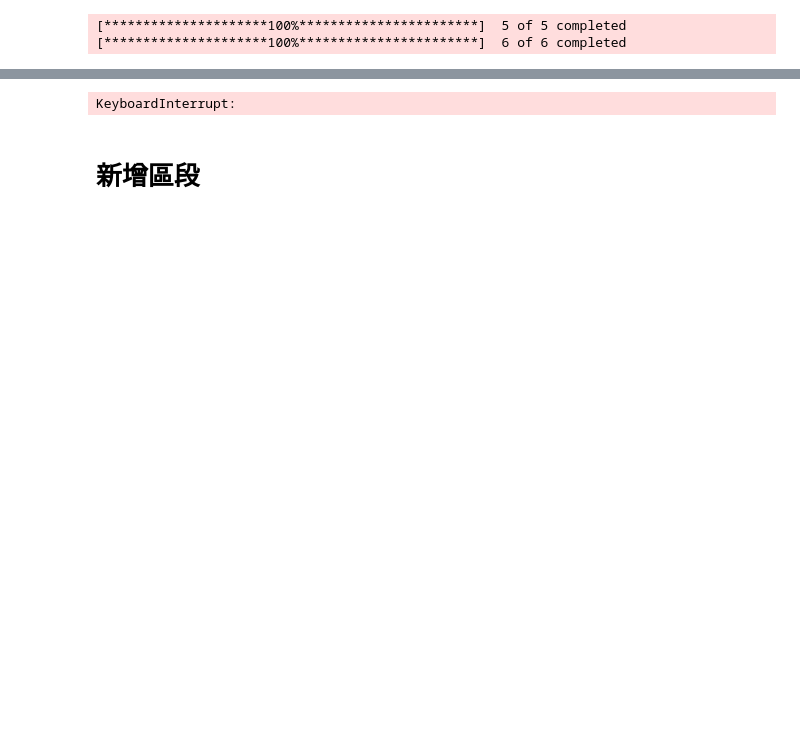
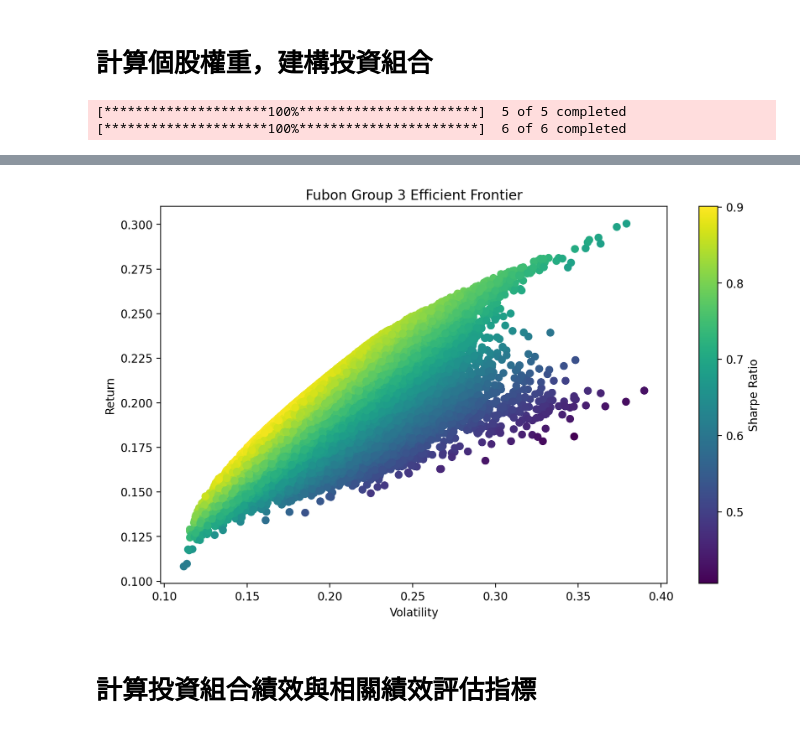
Before and after one commit to FourLevel/Fubon_2024, a Jupyter notebook: 富邦回測.ipynb, the cells around one changed output, grey strips where cells are left out. Drawn from its saved outputs; the diff is of its cells as text; code cells hidden in the pictures; blank space fills up the shorter version.

```diff
--- a/富邦回測.ipynb
+++ b/富邦回測.ipynb
@@ -1,5 +1,7 @@
 # %% [markdown]
 <a href="https://colab.research.google.com/github/FourLevel/Fubon_2024/blob/main/%E5%AF%8C%E9%82%A6%E5%9B%9E%E6%B8%AC.ipynb" target="_parent"><img src="https://colab.research.google.com/assets/colab-badge.svg" alt="Open In Colab"/></a>
+# %% [markdown]
+# 計算個股權重，建構投資組合
 # %%
 import numpy as np
 import pandas as pd
@@ -8,38 +10,40 @@ import matplotlib.pyplot as plt
 from scipy.optimize import minimize
 
 # 下載五檔股票的歷史數據
+# 1726 永記、2474 可成、3171 炎洲流通、4958 臻鼎、8103 瀚荃
 stocks = ['1726.TW', '2474.TW', '3171.TWO', '4958.TW', '8103.TW']
 stocks_2 = ['1726.TW', '2474.TW', '3171.TWO', '4958.TW', '8103.TW','^TWII']
 start_date = '2024-01-01'
-end_date = '2024-11-07'
+end_date = '2024-11-09'
 
-# 取得股票數據
+# 從 yfinance 下載股票調整後收盤價
 data = yf.download(stocks, start=start_date, end=end_date)['Adj Close']
 data_2 = yf.download(stocks_2, start=start_date, end=end_date)['Adj Close']
+
 # 計算日報酬率
-returns = data.pct_change().dropna()
-returns_2 = data_2.pct_change().dropna()
+returns = data.pct_change(fill_method=None).dropna()
+returns_2 = data_2.pct_change(fill_method=None).dropna()
+
 # 計算期間大盤報酬率
-TWII_return = (data_2['^TWII'].loc['2024-11-06'] - data_2['^TWII'].loc['2024-01-02']) / data_2['^TWII'].loc['2024-01-02']
-print(f'大盤期間報酬率：{TWII_return}\n')      # period return
+TWII_return = (data_2['^TWII'].loc['2024-11-08'] - data_2['^TWII'].loc['2024-01-02']) / data_2['^TWII'].loc['2024-01-02']
+print(f'大盤期間報酬率：{TWII_return * 100:.2f}%\n')
 
-
-# 計算每檔股票的年化平均報酬和協方差矩陣
+# 計算每檔股票的年化平均報酬和共變異數矩陣
 mean_returns = returns.mean() * 252  # 年化
 mean_returns_2 = returns_2.mean() * 252  # 年化
-cov_matrix = returns.cov() * 252  # 年化協方差矩陣
-cov_matrix_2 = returns_2.cov() * 252  # 年化協方差矩陣
+cov_matrix = returns.cov() * 252  # 年化共變異數矩陣
+cov_matrix_2 = returns_2.cov() * 252  # 年化共變異數矩陣
 
-
-# 計算夏普比率，假設無風險利率為0.02
+# 計算夏普比率 Sharpe Ratio，假設無風險利率為 0.04
+risk_free_rate = 0.04
 def sharpe_ratio(weights, mean_returns, cov_matrix, risk_free_rate=0.04):
     portfolio_return = np.sum(weights * mean_returns)
     portfolio_volatility = np.sqrt(np.dot(weights.T, np.dot(cov_matrix, weights)))
     return -(portfolio_return - risk_free_rate) / portfolio_volatility  # 最小化負的夏普比率
 
-# 目標：最大化夏普比率，約束條件：權重總和為1，且每個權重大於0.1
-constraints = ({'type': 'eq', 'fun': lambda weights: np.sum(weights) - 1})  # 權重總和為1
-bounds = [(0.1, 1) for _ in range(len(stocks))]  # 每檔股票的權重在0.1和1之間
+# 目標：最大化夏普比率；約束條件：權重總和為 1，且每個權重大於 0.1
+constraints = ({'type': 'eq', 'fun': lambda weights: np.sum(weights) - 1})  # 權重總和為 1
+bounds = [(0.1, 1) for _ in range(len(stocks))]  # 每檔股票的權重在 0.1 和 1 之間
 
 # 初始權重：均等分配
 initial_weights = [1.0 / len(stocks)] * len(stocks)
@@ -51,22 +55,27 @@ opt_result = minimize(sharpe_ratio, initial_weights, args=(mean_returns, cov_mat
 optimal_weights = opt_result.x
 
 # 顯示結果
-# Format to 4 decimal places and convert back to float
-formatted_optimal_weights = [float("{:.4f}".format(elem)) for elem in optimal_weights]
-print(f"Optimal weights: {formatted_optimal_weights}")
-print("Expected portfolio return:", np.sum(optimal_weights * mean_returns))
-print("Expected portfolio volatility:", np.sqrt(np.dot(optimal_weights.T, np.dot(cov_matrix, optimal_weights))))
+# 將優化後的權重格式化為四位小數，並轉換回浮點數
+print('最佳化權重：')
+formatted_optimal_weights = [float(f'{elem:.4f}') for elem in optimal_weights]
+for stock, weight in zip(stocks, formatted_optimal_weights):
+    print(f'{stock}: {weight * 100:.2f}%')
 print()
-print(mean_returns_2)
+print(f'預期投資組合報酬：{np.sum(optimal_weights * mean_returns) * 100:.2f}%')
+print(f'預期投資組合波動率：{np.sqrt(np.dot(optimal_weights.T, np.dot(cov_matrix, optimal_weights))):.4f}')
 print()
-print(cov_matrix_2)
+# 顯示投資組合個股的年化平均報酬和共變異數矩陣
+print('投資組合個股年化平均報酬：')
+mean_returns_2_percent = mean_returns_2 * 100
+print(mean_returns_2_percent.round(2).astype(str) + '%')
+print()
+# print('股票共變異數矩陣（年化）：')
+# print(cov_matrix_2)
 
-# print(TWII_returns)
-# print(data)
 # 繪製效率前緣
-# 生成隨機投資組合
-num_portfolios = 10000
-results = np.zeros((3, num_portfolios))
+# 生成 1000000 個隨機投資組合，計算每個投資組合的報酬率和波動率，並繪製效率前緣
+num_portfolios = 100000  # 生成隨機投資組合的數量
+results = np.zeros((3, num_portfolios))  # 初始化結果矩陣
 
 for i in range(num_portfolios):
     weights = np.random.random(len(stocks))
@@ -83,7 +92,7 @@ plt.scatter(results[1,:], results[0,:], c=results[2,:], cmap='viridis')
 plt.colorbar(label='Sharpe Ratio')
 plt.xlabel('Volatility')
 plt.ylabel('Return')
-plt.title('Efficient Frontier')
+plt.title('Fubon Group 3 Efficient Frontier')
 plt.show()
 # %% [output]
 [*********************100%***********************]  5 of 5 completed
@@ -108,4 +117,4 @@ Ticker
-KeyboardInterrupt:
+[figure, added]
 # %% [markdown]
-# 新增區段
+# 計算投資組合績效與相關績效評估指標
 # %%
```
Also changed, not shown: parts of 6 cells of this notebook.
